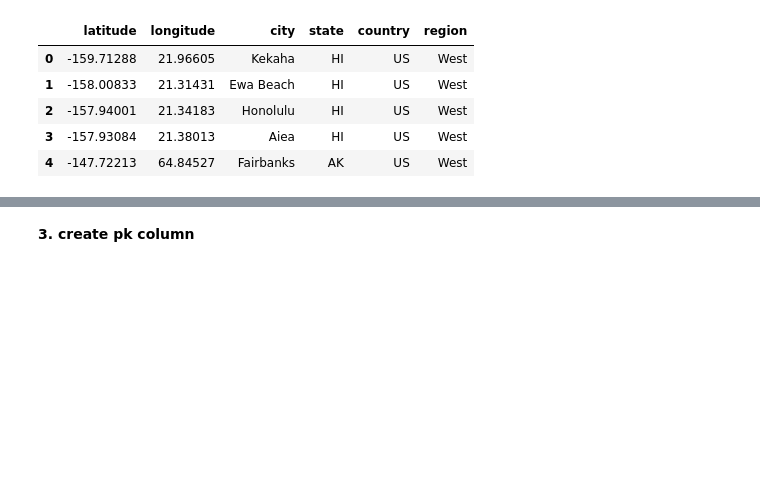
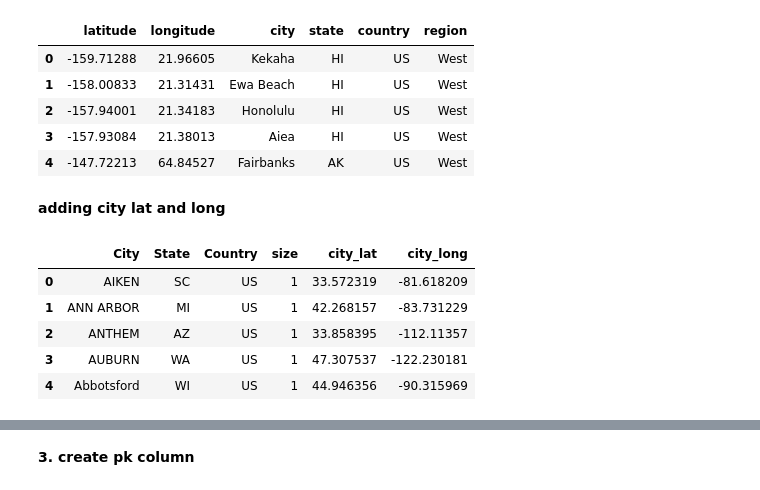
Before and after one commit to hicranA/partsUnlimitedDW, a Jupyter notebook: etl_ev_car_population.ipynb, the cells around one changed output, grey strips where cells are left out. Drawn from its saved outputs; the diff is of its cells as text; code cells hidden in the pictures; blank space fills up the shorter version.

Commit message:
city geocode

```diff
--- a/etl_ev_car_population.ipynb
+++ b/etl_ev_car_population.ipynb
@@ -568,3 +568,5 @@ location_df.head()
 | 2 | -157.94001 | 21.34183 | Honolulu | HI | US | West |
 | 3 | -157.93084 | 21.38013 | Aiea | HI | US | West |
 | 4 | -147.72213 | 64.84527 | Fairbanks | AK | US | West |
+# %% [markdown]
+**adding city lat and long**
@@ -570,0 +575,10 @@ location_df.head()
+# %%
+city_lat_long = pd.read_pickle('df_cities.pkl')
+city_lat_long.head()
+# %% [output]
+|  | City | State | Country | size | city_lat | city_long |
+| 0 | AIKEN | SC | US | 1 | 33.572319 | -81.618209 |
+| 1 | ANN ARBOR | MI | US | 1 | 42.268157 | -83.731229 |
+| 2 | ANTHEM | AZ | US | 1 | 33.858395 | -112.11357 |
+| 3 | AUBURN | WA | US | 1 | 47.307537 | -122.230181 |
+| 4 | Abbotsford | WI | US | 1 | 44.946356 | -90.315969 |
```
Also changed, not shown: parts of 18 cells of this notebook, 5 other files.
